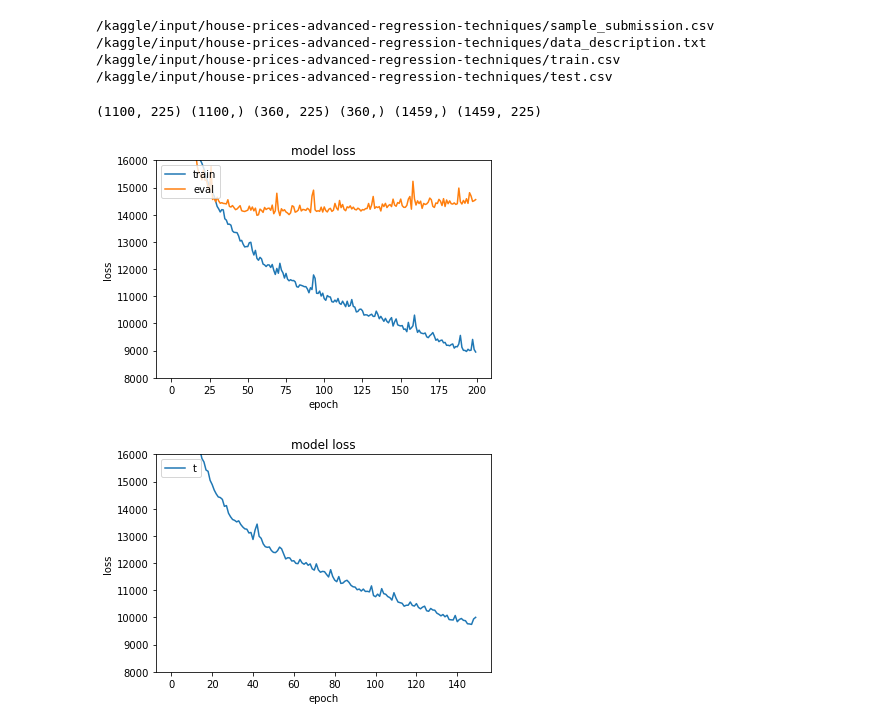
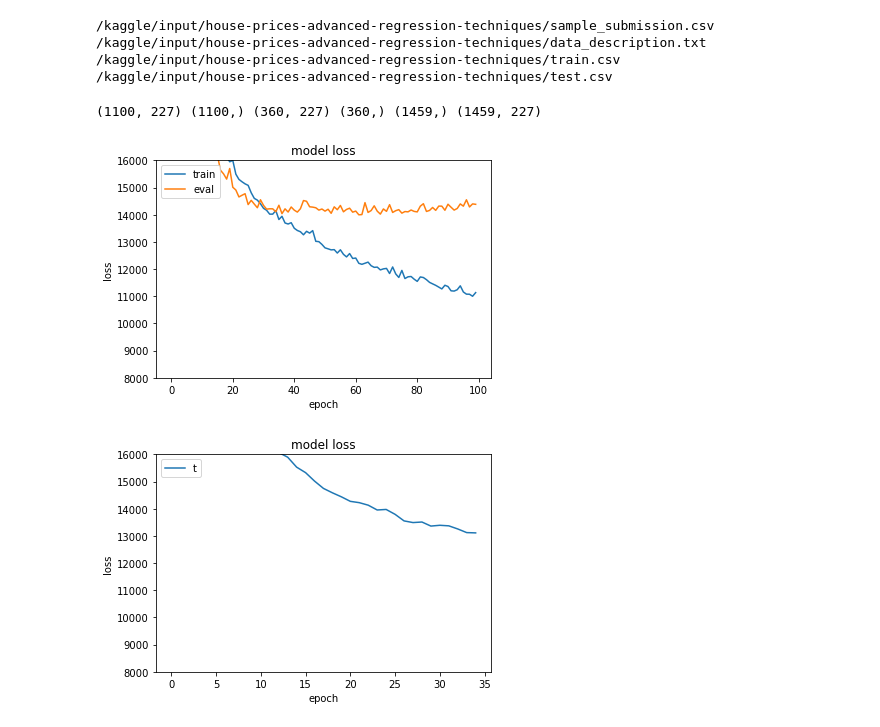
Before and after one commit to hermanchui/kaggle-2020-12-Housing-Prices-Advanced-Regression, a Jupyter notebook: kaggle-2020-12-housing-adv-regression-challenge.ipynb, the cells around one changed output. Saved outputs shown, nothing was run; the diff lists cells and outputs as text; code cells hidden in the pictures.

```diff
--- a/kaggle-2020-12-housing-adv-regression-challenge.ipynb
+++ b/kaggle-2020-12-housing-adv-regression-challenge.ipynb
@@ -61,8 +61,10 @@ train_data.drop('BsmtFinType2',axis=1,inplace=True)
 train_data.loc[:,'HeatingQC'] = train_data.loc[:,'HeatingQC'].replace(['Ex','Gd','TA','Fa','Po'],[1.,0.5,0.,-0.5,-1.])
 train_data.drop('HeatingQC',axis=1,inplace=True)
 train_data.loc[:,'KitchenQual'] = train_data.loc[:,'KitchenQual'].replace(['Ex','Gd','TA','Fa','Po'],[1.,0.5,0.,-0.5,-1.])
+train_data['KitchenQual'].fillna(0., inplace = True)
 train_data.drop('KitchenQual',axis=1,inplace=True)
 train_data.loc[:,'Functional'] = train_data.loc[:,'Functional'].replace(['Typ','Min1','Min2','Mod','Maj1','Maj2','Sev','Sal'],[1.5,1.,0.5,0.,-0.5,-1.,-1.5,-2.])# train_data = pd.get_dummies(train_data)
+train_data['Functional'].fillna(1.5, inplace = True)
 train_data.drop('Functional',axis=1,inplace=True)
 train_data.loc[:,'FireplaceQu'] = train_data.loc[:,'FireplaceQu'].replace(['Ex','Gd','TA','Fa','Po'],[1.,0.5,0.,-0.5,-1.])
 train_data['FireplaceQu'].fillna(-1.5, inplace = True)
@@ -77,11 +79,14 @@ train_data.loc[:,'GarageCond'] = train_data.loc[:,'GarageCond'].replace(['Ex','G
 train_data['GarageCond'].fillna(-1.5, inplace = True)
 train_data.drop('GarageCond',axis=1,inplace=True)
 train_data.loc[:,'PoolQC'] = train_data.loc[:,'PoolQC'].replace(['Ex','Gd','TA','Fa'],[1.,0.5,0.,-0.5])
-train_data['PoolQC'].fillna(-1., inplace = True)
+train_data['PoolQC'].fillna(0., inplace = True)
 train_data.drop('PoolQC',axis=1,inplace=True)
 train_data['BsmtFullBath'].fillna(0, inplace = True)
 train_data['BsmtHalfBath'].fillna(0, inplace = True)
 train_data['GarageCars'].fillna(0, inplace = True)
+train_data['SaleType'].fillna(train_data['SaleType'].mode()[0], inplace = True)
+train_data['Exterior1st'].fillna(train_data['Exterior1st'].mode()[0], inplace = True)
+train_data['Exterior2nd'].fillna(train_data['Exterior2nd'].mode()[0], inplace = True)
 
 # 6. Combine month and year columns
 train_data.loc[:,'YrSold'] = train_data.loc[:,'YrSold'] + train_data.loc[:,'MoSold']/12.
@@ -101,28 +106,31 @@ for col, mean in zip(norm_columns, col_mean):   # fill NaN values with mean of t
     train_data[col].fillna(mean, inplace = True)
 train_data.loc[:,norm_columns] = (train_data.loc[:,norm_columns] - col_mean) / col_std
 
-# 8. Convert 'MSSubClass' into categorical
-train_data.loc[:,'MSSubClass'] = train_data.loc[:,'MSSubClass'].replace([20,30,40,45,50,60,70,75,80,85,90,120,150,160,180,190],
-                                                                        ['A','B','C','D','E','F','G','H','I','J','K','L','M','N','O','P'])
+# 8. Create new features for total square footage and total number of bathrooms
+train_data['TotalSF'] = train_data.loc[:,'1stFlrSF'] + train_data.loc[:,'2ndFlrSF'] + train_data.loc[:,'TotalBsmtSF']
+train_data['TotalBathrooms'] = train_data.loc[:,'FullBath'] + 0.5*train_data.loc[:,'HalfBath']  + train_data.loc[:,'BsmtFullBath'] + 0.5*train_data.loc[:,'BsmtHalfBath']
 
-# 9. Convert categorical to one hot encoding
+# 9. Convert 'MSSubClass' into categorical
+train_data.loc[:,'MSSubClass'] = train_data.loc[:,'MSSubClass'].apply(str)
+
+# 10. Convert categorical to one hot encoding
 train_data = pd.get_dummies(train_data)
 
-# 10. Split data back into training and eval datasets
+# 11. Split data back into training and eval datasets
 test_data = train_data.iloc[train_data_rows:,:]
 train_data = train_data.iloc[:train_data_rows,:]
 
-# 11. Convert to numpy float arrays
+# 12. Convert to numpy float arrays
 x_train = train_data.to_numpy().astype(np.float)
 x_test = test_data.to_numpy().astype(np.float)
 y_train = y_train.astype(np.float)
 
-# 12. Shuffle training data
+# 13. Shuffle training data
 indices = np.arange(x_train.shape[0])  # randomly shuffle order of data
 np.random.seed(3)
 np.random.shuffle(indices)
 
-# 13. Split into train and eval datasets
+# 14. Split into train and eval datasets
 split_index = 1100
 x_train_original = x_train[indices,:]
 y_train_original = y_train[indices]
@@ -132,33 +140,33 @@ x_train = x_train_original[:split_index,:]
 y_train = y_train_original[:split_index]
 print(x_train.shape, y_train.shape, x_eval.shape, y_eval.shape, test_ids.shape, x_test.shape)
 
-# 14. Check no null entries and show sample
+# 15. Check no null entries and show sample
 # pd.set_option('display.max_columns', 300)
 # print(train_data.isnull().sum().sum())
 # pd.set_option('display.max_rows', 500)
 # train_data.sample(100)
 # %% [output]
-(1100, 225) (1100,) (360, 225) (360,) (1459,) (1459, 225)
+(1100, 227) (1100,) (360, 227) (360,) (1459,) (1459, 227)
 # %%
 # train with portion of original training set and validate with remainder
 keras.backend.clear_session()
 model = tf.keras.models.Sequential([
                             tf.keras.layers.Dense(256,activation='relu'),
                             tf.keras.layers.Dense(256,activation='relu'),
                             tf.keras.layers.Dense(256,activation='relu'),
                             tf.keras.layers.Dense(1, activation='linear')])
 model.compile(optimizer='adam', loss='mean_absolute_error', metrics=['mean_absolute_error'])
-history = model.fit(x_train, y_train, epochs=200, batch_size = 32, validation_data = (x_eval, y_eval), verbose=0)
+history = model.fit(x_train, y_train, epochs=100, batch_size = 32, validation_data = (x_eval, y_eval), verbose=0)
 plt.ylim(top=16000, bottom=8000)
 plt.plot(history.history['loss'])
 plt.plot(history.history['val_loss'])
 plt.title('model loss')
 plt.ylabel('loss')
 plt.xlabel('epoch')
 plt.legend(['train', 'eval'], loc='upper left')
 plt.show()
 # %% [output]
-[figure, old version]
+[figure, new version]
 # %%
 # train with full training set with 'optimal' number of epochs
 keras.backend.clear_session()
@@ -168,7 +176,7 @@ model = tf.keras.models.Sequential([
                             tf.keras.layers.Dense(256,activation='relu'),
                             tf.keras.layers.Dense(1, activation='linear')])
 model.compile(optimizer='adam', loss='mean_absolute_error', metrics=['mean_absolute_error'])
-history = model.fit(x_train_original, y_train_original, epochs=50, batch_size = 32, verbose=0)
+history = model.fit(x_train_original, y_train_original, epochs=35, batch_size = 32, verbose=0)
 plt.ylim(top=16000, bottom=8000)
 plt.plot(history.history['loss'])
 plt.title('model loss')
@@ -177,7 +185,7 @@ plt.xlabel('epoch')
 plt.legend('train', loc='upper left')
 plt.show()
 # %% [output]
-[figure, old version]
+[figure, new version]
 # %%
 predictions = model.predict(x_test).reshape(x_test.shape[0])
 output = pd.DataFrame({'Id': test_ids, 'SalePrice': predictions})
```
Also changed, not shown: parts of 1 cell of this notebook, 1 other file.
